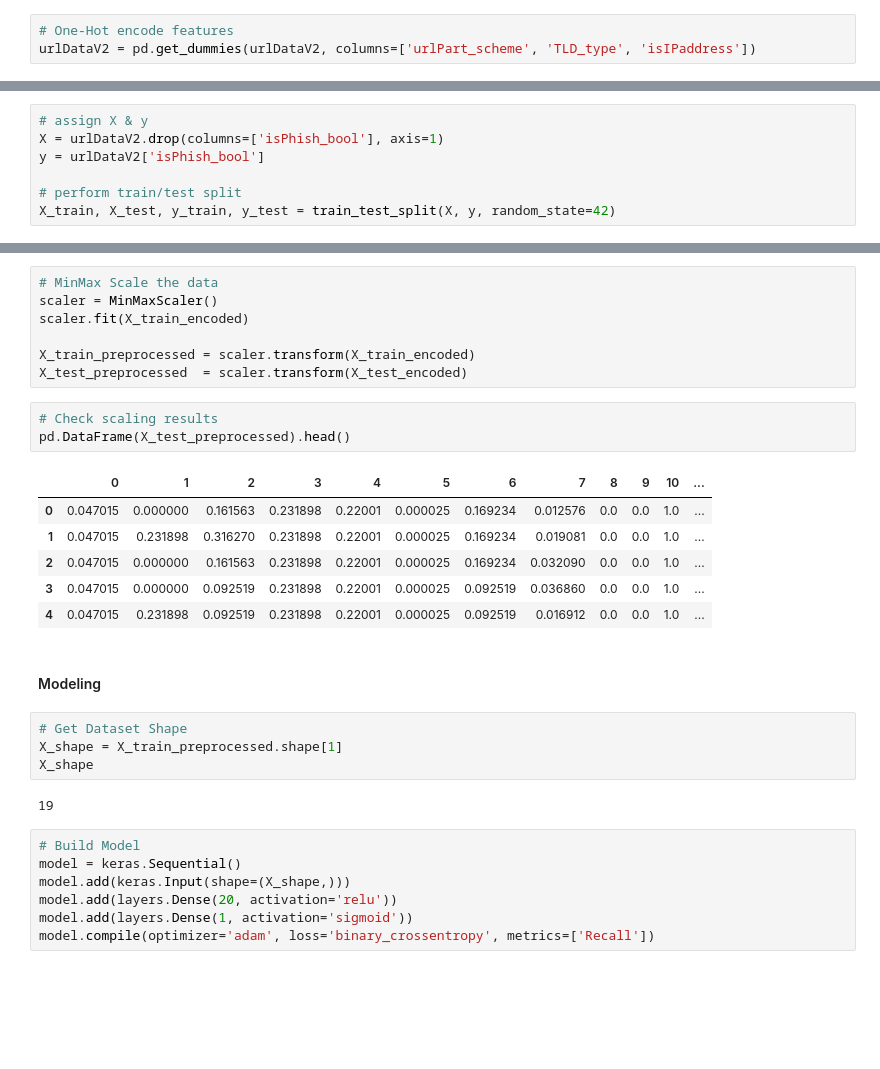
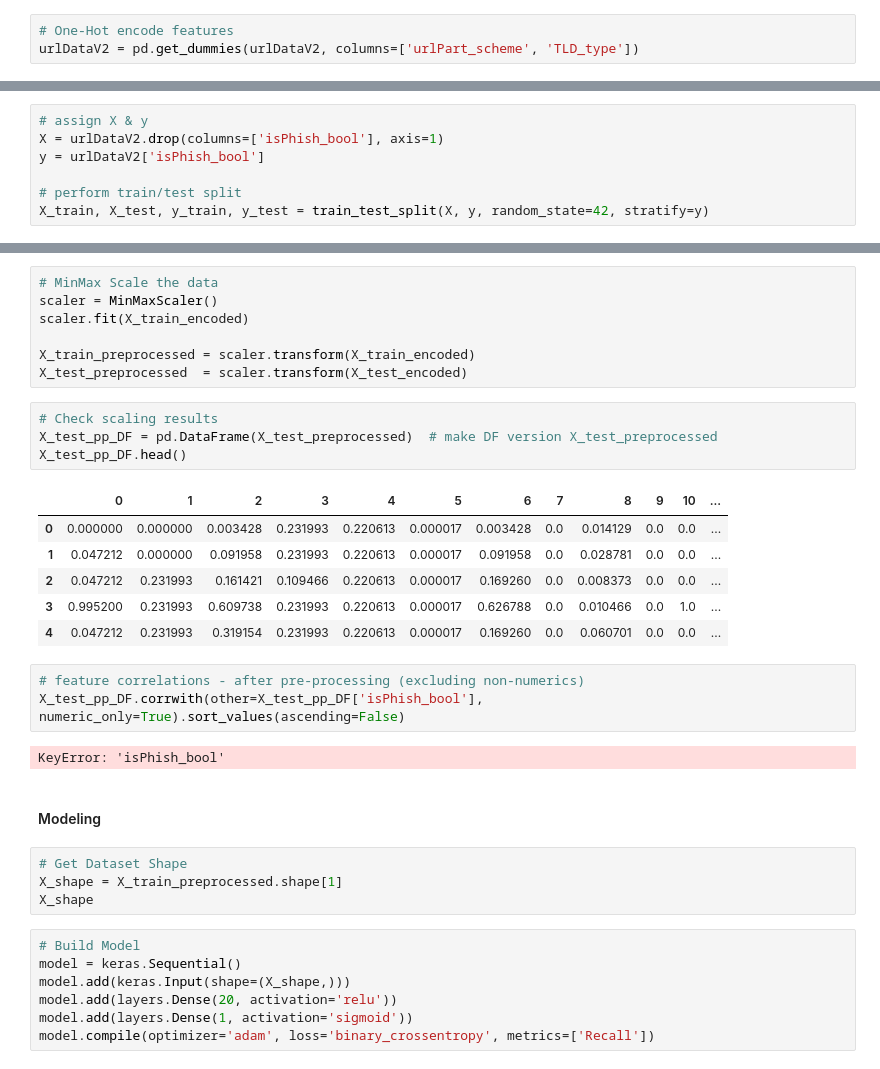
Before and after one commit to mdgarber/DetectPhishURL, a Jupyter notebook: DetectPhishURL/notebooks/detectPhish_preprocess&model.ipynb, the cells around one changed output, grey strips where cells are left out. Saved outputs shown, nothing was run; the diff lists cells and outputs as text; blank space fills up the shorter version.

Commit message:
EDA feature correlation. train/test split stratify.

```diff
--- a/DetectPhishURL/notebooks/detectPhish_preprocess&model.ipynb
+++ b/DetectPhishURL/notebooks/detectPhish_preprocess&model.ipynb
@@ -231,7 +231,7 @@ urlDataV2 = urlDataV2.rename(columns={'Type':'TLD_type'})
 ##### Create dummies \ one-hot encode
 # %%
 # One-Hot encode features
-urlDataV2 = pd.get_dummies(urlDataV2, columns=['urlPart_scheme', 'TLD_type', 'isIPaddress'])
+urlDataV2 = pd.get_dummies(urlDataV2, columns=['urlPart_scheme', 'TLD_type'])
 # %%
 # view new DF
 urlDataV2.head()
@@ -277,7 +323,7 @@ X = urlDataV2.drop(columns=['isPhish_bool'], axis=1)
 y = urlDataV2['isPhish_bool']
 
 # perform train/test split
-X_train, X_test, y_train, y_test = train_test_split(X, y, random_state=42)
+X_train, X_test, y_train, y_test = train_test_split(X, y, random_state=42, stratify=y)
 # %% [markdown]
 ##### Target/Mean Encode
 > https://scikit-learn.org/stable/modules/generated/sklearn.preprocessing.TargetEncoder.html#sklearn.preprocessing.TargetEncoder
@@ -323,22 +369,26 @@ X_train_preprocessed = scaler.transform(X_train_encoded)
 X_test_preprocessed  = scaler.transform(X_test_encoded)
 # %%
 # Check scaling results
-pd.DataFrame(X_test_preprocessed).head()
+X_test_pp_DF = pd.DataFrame(X_test_preprocessed)  # make DF version X_test_preprocessed
+X_test_pp_DF.head()
 # %% [output]
 |  | 0 | 1 | 2 | 3 | 4 | 5 | 6 | 7 | 8 | 9 | 10 | ... |
-| 0 | 0.047015 | 0.000000 | 0.161563 | 0.231898 | 0.22001 | 0.000025 | 0.169234 | 0.012576 | 0.0 | 0.0 | 1.0 | ... |
-| 1 | 0.047015 | 0.231898 | 0.316270 | 0.231898 | 0.22001 | 0.000025 | 0.169234 | 0.019081 | 0.0 | 0.0 | 1.0 | ... |
-| 2 | 0.047015 | 0.000000 | 0.161563 | 0.231898 | 0.22001 | 0.000025 | 0.169234 | 0.032090 | 0.0 | 0.0 | 1.0 | ... |
-| 3 | 0.047015 | 0.000000 | 0.092519 | 0.231898 | 0.22001 | 0.000025 | 0.092519 | 0.036860 | 0.0 | 0.0 | 1.0 | ... |
-| 4 | 0.047015 | 0.231898 | 0.092519 | 0.231898 | 0.22001 | 0.000025 | 0.092519 | 0.016912 | 0.0 | 0.0 | 1.0 | ... |
+| 0 | 0.000000 | 0.000000 | 0.003428 | 0.231993 | 0.220613 | 0.000017 | 0.003428 | 0.0 | 0.014129 | 0.0 | 0.0 | ... |
+| 1 | 0.047212 | 0.000000 | 0.091958 | 0.231993 | 0.220613 | 0.000017 | 0.091958 | 0.0 | 0.028781 | 0.0 | 0.0 | ... |
+| 2 | 0.047212 | 0.231993 | 0.161421 | 0.109466 | 0.220613 | 0.000017 | 0.169260 | 0.0 | 0.008373 | 0.0 | 0.0 | ... |
+| 3 | 0.995200 | 0.231993 | 0.609738 | 0.231993 | 0.220613 | 0.000017 | 0.626788 | 0.0 | 0.010466 | 0.0 | 1.0 | ... |
+| 4 | 0.047212 | 0.231993 | 0.319154 | 0.231993 | 0.220613 | 0.000017 | 0.169260 | 0.0 | 0.060701 | 0.0 | 0.0 | ... |
+# %%
+# feature correlations - after pre-processing (excluding non-numerics)
+X_test_pp_DF.corrwith(other=X_test_pp_DF['isPhish_bool'], numeric_only=True).sort_values(ascending=False)
+# %% [output]
+KeyError: 'isPhish_bool'
 # %% [markdown]
 #### Modeling
 # %%
 # Get Dataset Shape
 X_shape = X_train_preprocessed.shape[1]
 X_shape
-# %% [output]
-19
 # %%
 # Build Model
 model = keras.Sequential()
```
Also changed, not shown: parts of 14 cells of this notebook.
